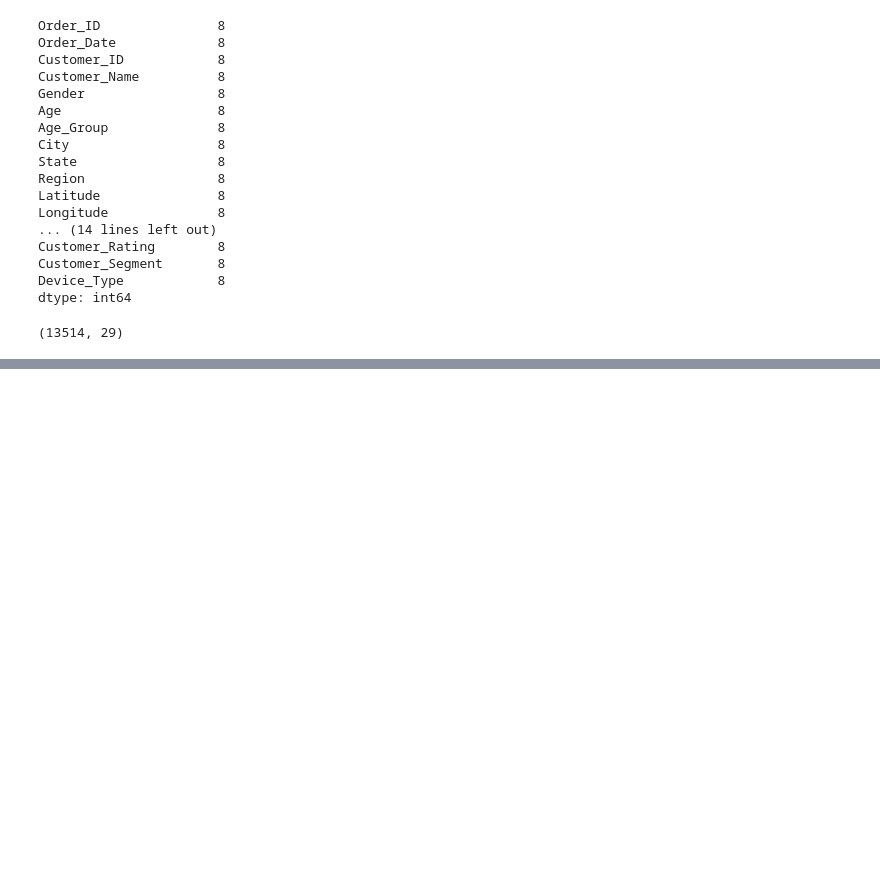
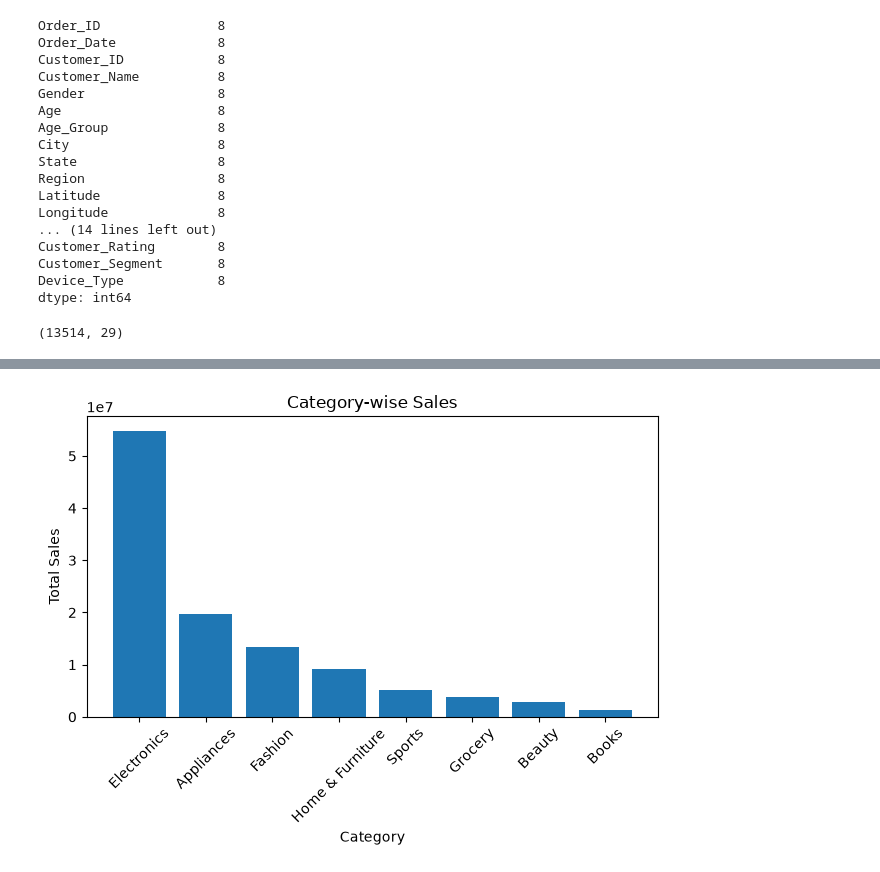
Before and after one commit to Tanujakarande5703/data_analysis_project, a Jupyter notebook: project.ipynb, the cells around one changed output, grey strips where cells are left out. Saved outputs shown, nothing was run; the diff lists cells and outputs as text; code cells hidden in the pictures; blank space fills up the shorter version.

```diff
--- a/project.ipynb
+++ b/project.ipynb
@@ -640,0 +738,10 @@ df.to_csv('clean_sales_ecommerce.csv')
+# %%
+plt.bar(x=cat_sales.index,height=cat_sales['Sales'])
+plt.title('Category-wise Sales')
+plt.xlabel('Category')
+plt.ylabel('Total Sales')
+plt.xticks(rotation=45)
+plt.tight_layout()
+plt.show()
+# %% [output]
+[figure, added]
```
Also changed, not shown: parts of 48 cells of this notebook.
